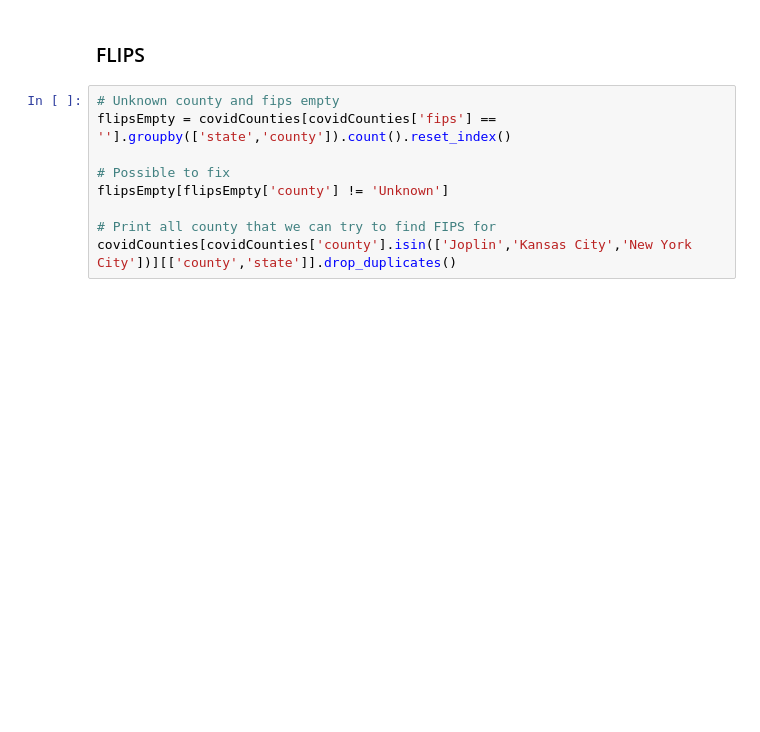
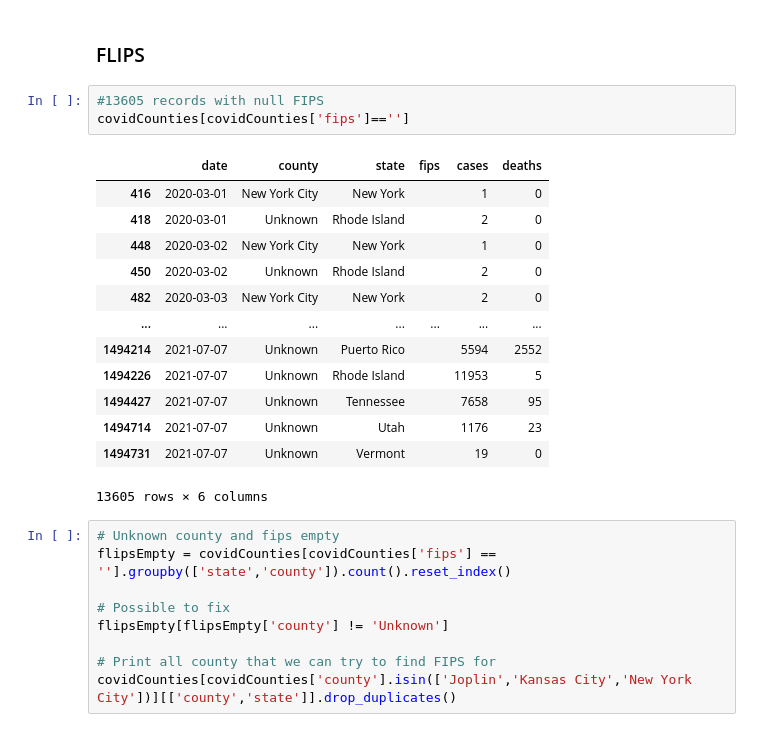
Before and after one commit to ludwigrubio/covid19-HCSC, a Jupyter notebook: Exploratory/COVID-19 NYTimes - Exploratory.ipynb, the cells around one changed output. Cells and saved outputs as stored; diff of their text form; blank space fills up the shorter version.

```diff
--- a/Exploratory/COVID-19 NYTimes - Exploratory.ipynb
+++ b/Exploratory/COVID-19 NYTimes - Exploratory.ipynb
@@ -103,6 +104,23 @@ covidCounties['state'].drop_duplicates()
 Name: state, Length: 55, dtype: object
 # %% [markdown]
 ### FLIPS
+# %%
+#13605 records with null FIPS
+covidCounties[covidCounties['fips']=='']
+# %% [output]
+|  | date | county | state | fips | cases | deaths |
+| 416 | 2020-03-01 | New York City | New York |  | 1 | 0 |
+| 418 | 2020-03-01 | Unknown | Rhode Island |  | 2 | 0 |
+| 448 | 2020-03-02 | New York City | New York |  | 1 | 0 |
+| 450 | 2020-03-02 | Unknown | Rhode Island |  | 2 | 0 |
+| 482 | 2020-03-03 | New York City | New York |  | 2 | 0 |
+| ... | ... | ... | ... | ... | ... | ... |
+| 1494214 | 2021-07-07 | Unknown | Puerto Rico |  | 5594 | 2552 |
+| 1494226 | 2021-07-07 | Unknown | Rhode Island |  | 11953 | 5 |
+| 1494427 | 2021-07-07 | Unknown | Tennessee |  | 7658 | 95 |
+| 1494714 | 2021-07-07 | Unknown | Utah |  | 1176 | 23 |
+| 1494731 | 2021-07-07 | Unknown | Vermont |  | 19 | 0 |
+13605 rows × 6 columns
 # %%
 # Unknown county and fips empty
 flipsEmpty = covidCounties[covidCounties['fips'] == ''].groupby(['state','county']).count().reset_index()
```
Also changed, not shown: parts of 2 cells of this notebook, 6 other files.
